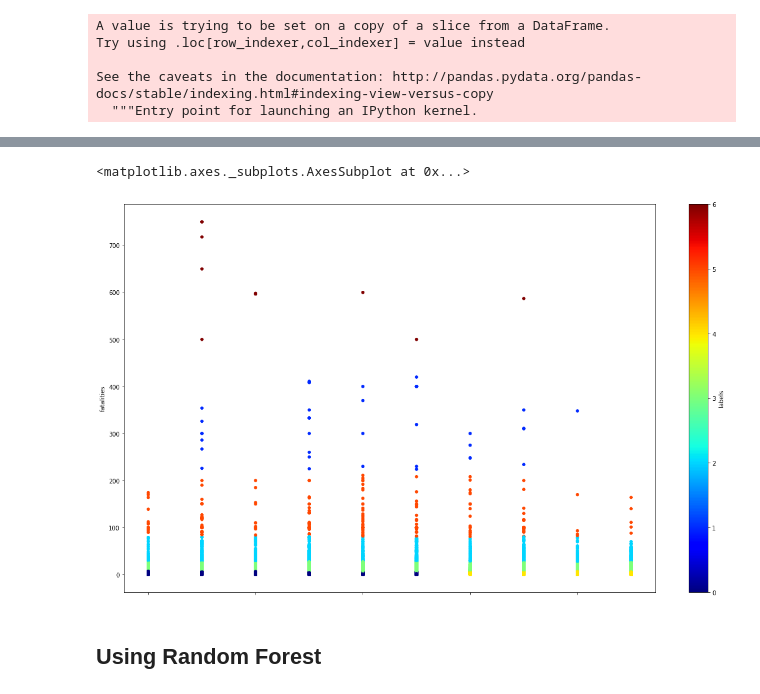
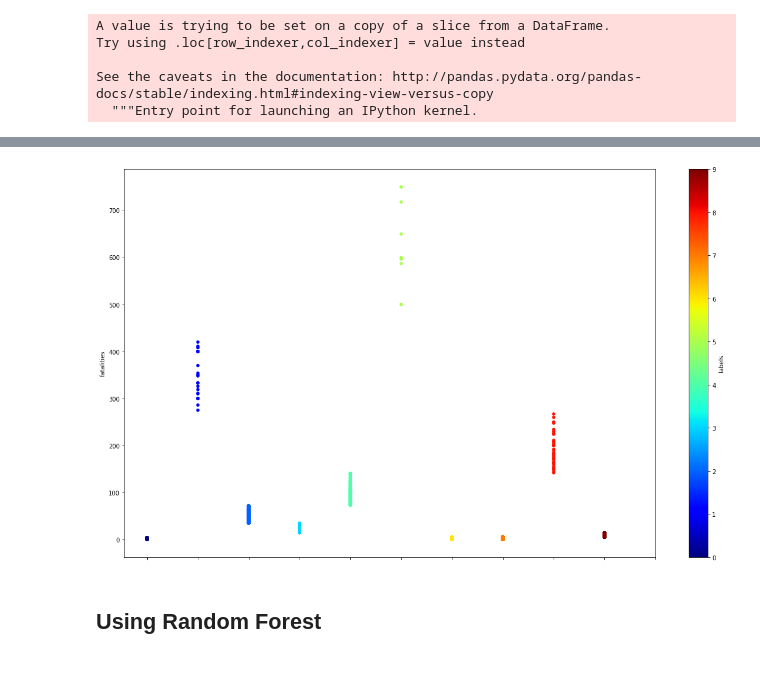
Before and after one commit to cmdelaserna/press-freedom, a Jupyter notebook: notebooks/ACLED data - Africa dataset.ipynb, the cells around one changed output, grey strips where cells are left out. Drawn from its saved outputs; the diff is of its cells as text; code cells hidden in the pictures.

```diff
--- a/notebooks/ACLED data - Africa dataset.ipynb
+++ b/notebooks/ACLED data - Africa dataset.ipynb
@@ -257,6 +220,6 @@ plt.show()
 # %%
 # K-clustering
-c = 7
+c = 10
 clusters = KMeans(n_clusters=c)
 clusters.fit(X)
 # %% [output]
@@ -296,5 +282,6 @@ filtered_data[['date','country', 'labels']].sort_values(by='date').head(20)
 # %%
-X.plot.scatter('year', 'fatalities', c='labels', colormap='jet')
+X.plot.scatter('labels', 'fatalities', c='labels', colormap='jet')
+plt.xticks(np.arange(min(X.labels), max(X.labels)+2, 1.0))
+plt.show()
 # %% [output]
-<matplotlib.axes._subplots.AxesSubplot at 0x...>
-[figure, old version]
+[figure, new version]
```
Also changed, not shown: parts of 40 cells of this notebook.
